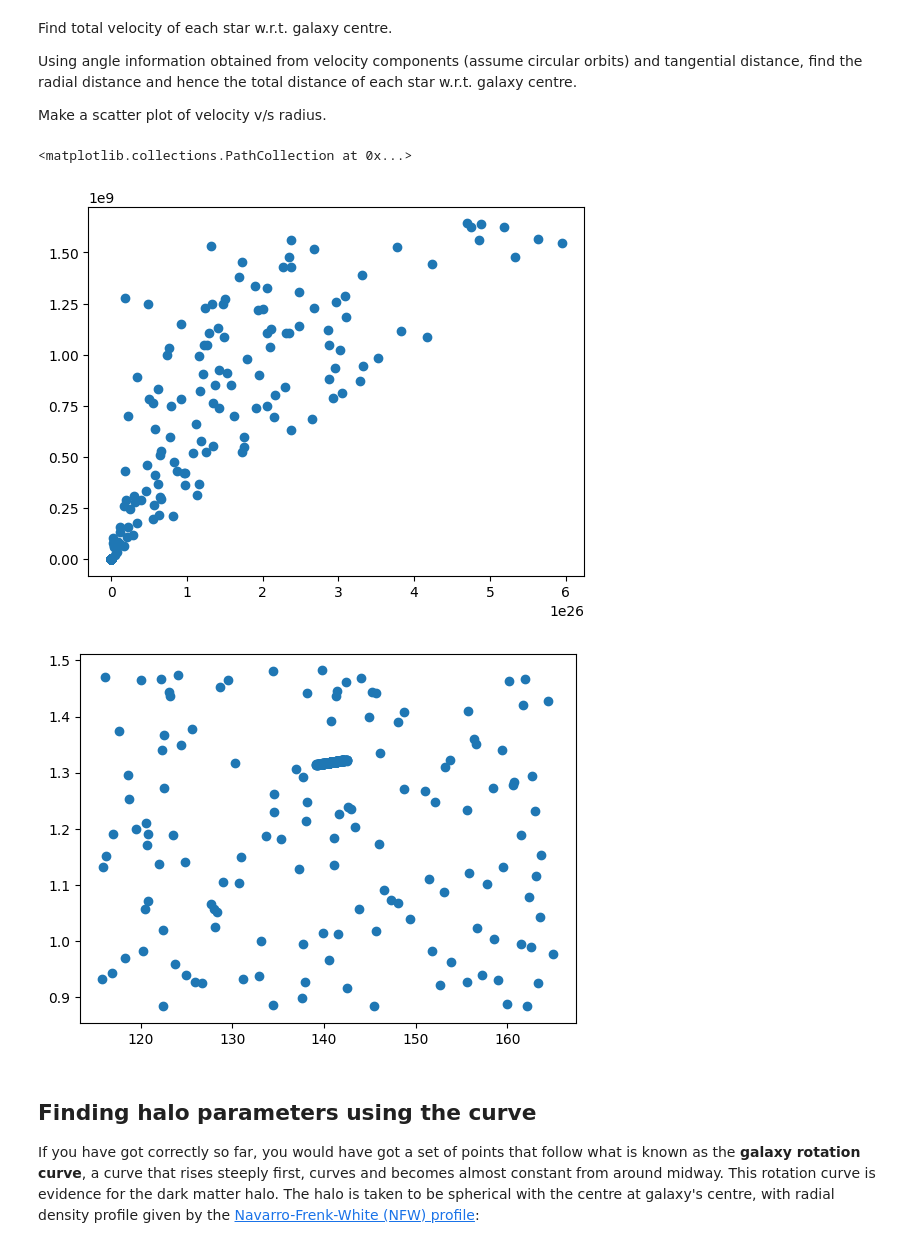
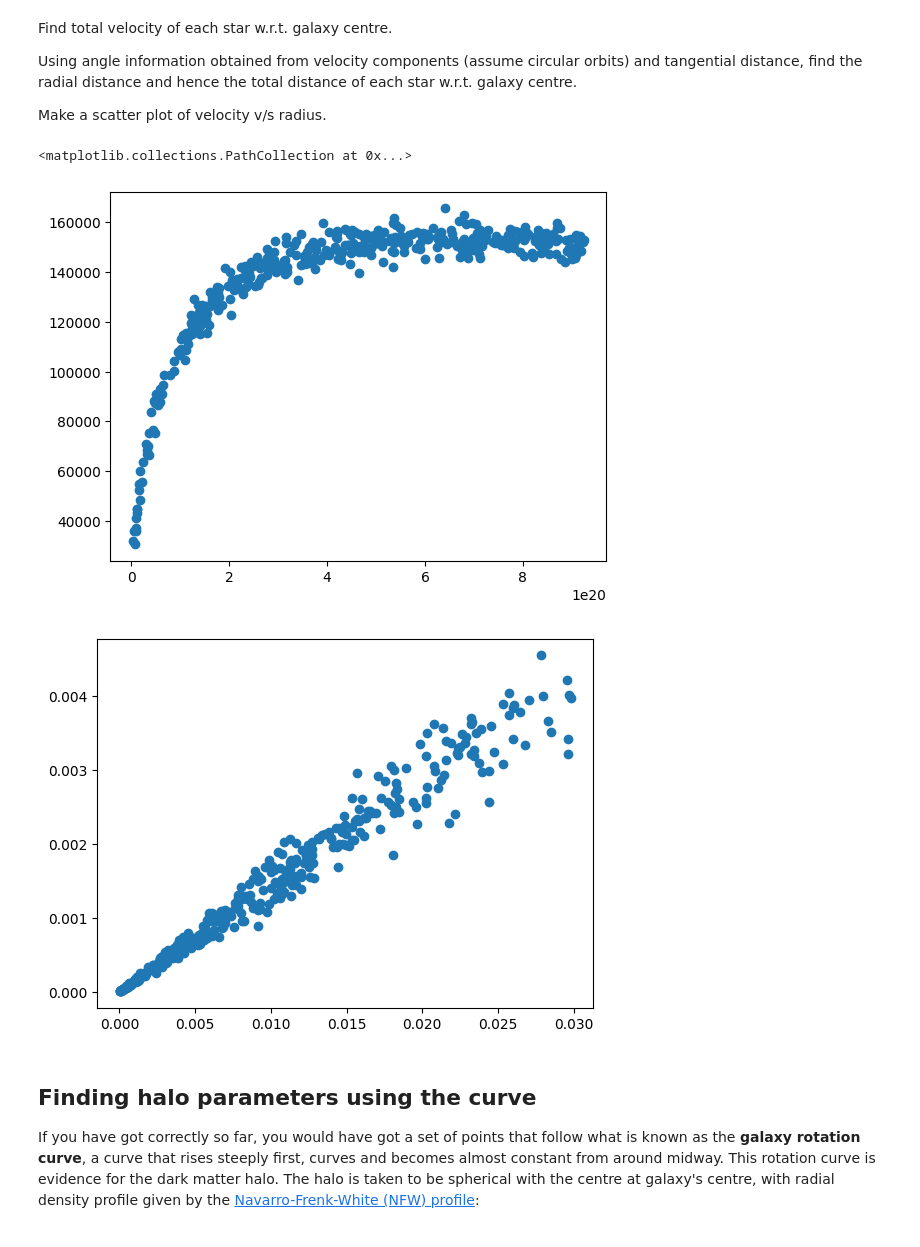
Before and after one commit to rahule-1999/KSP, a Jupyter notebook: Problem_StatementGC.ipynb, the cells around one changed output. Saved outputs shown, nothing was run; the diff lists cells and outputs as text; code cells hidden in the pictures.

```diff
--- a/Problem_StatementGC.ipynb
+++ b/Problem_StatementGC.ipynb
@@ -23,7 +23,7 @@ df['Dec (radian)'] = df['Dec (degrees)']*0.0174533
 df['Proper Motion (radian/sec)'] = df['Proper Motion (milliarcseconds/year)'] * 1.537*10**(-16)
 galaxy_ra = 140.763980*0.0174533
 galaxy_dec = 75.53440*0.0174533
-df['Relative RA'] = (df['RA (radian)'] - galaxy_ra)
-df['Relative Dec'] = (df['Dec (radian)'] - galaxy_dec)
-df['Angular Separation (radian)'] = np.arccos(np.cos(df['Relative RA'])*np.cos(galaxy_dec)*np.cos(df['Dec (radian)'])+np.sin(galaxy_dec)*np.sin(df['Dec (radian)']))
+df['Relative_RA'] = abs(df['RA (radian)'] - galaxy_ra)
+df['Relative_Dec'] = abs(df['Dec (radian)'] - galaxy_dec)
+df['Angular Separation (radian)'] = np.arccos(np.cos(df['Relative_RA'])*np.cos(galaxy_dec)*np.cos(df['Dec (radian)'])+np.sin(galaxy_dec)*np.sin(df['Dec (radian)']))
 #df['Angular Separation (radian)'] = (2*np.arcsin(np.sqrt((np.sin(df['Relative RA']/2)**2)*np.cos(galaxy_dec)*np.cos(df['Dec (radian)'])+(np.sin(df['Relative Dec']/2)**2))))
@@ -45,0 +30,4 @@ df
+# %%
+df = df.drop(df[(df.Relative_RA > 0.052) | (df.Relative_Dec > 0.052)].index) #with 0.052 i was able to eliminate stars which were not part of the KriGal Galaxy
+
+df
@@ -129,12 +131,13 @@ import matplotlib.pyplot as plt
 plt.scatter(df['distance'],df['velocity'])
 # %% [output]
 <matplotlib.collections.PathCollection at 0x...>
-[figure, old version]
+[figure, new version]
 # %%
-plt.scatter(df['RA (radian)'],df['Dec (radian)'])
+plt.scatter(df['Relative_RA'],df['Relative_Dec'])
+#plt.scatter(140.76398,75.5344)
 df.to_csv('ddd.csv')
 # %% [output]
-[figure, old version]
+[figure, new version]
 # %% [markdown]
 ## Finding halo parameters using the curve
 
```
Also changed, not shown: parts of 5 cells of this notebook.
